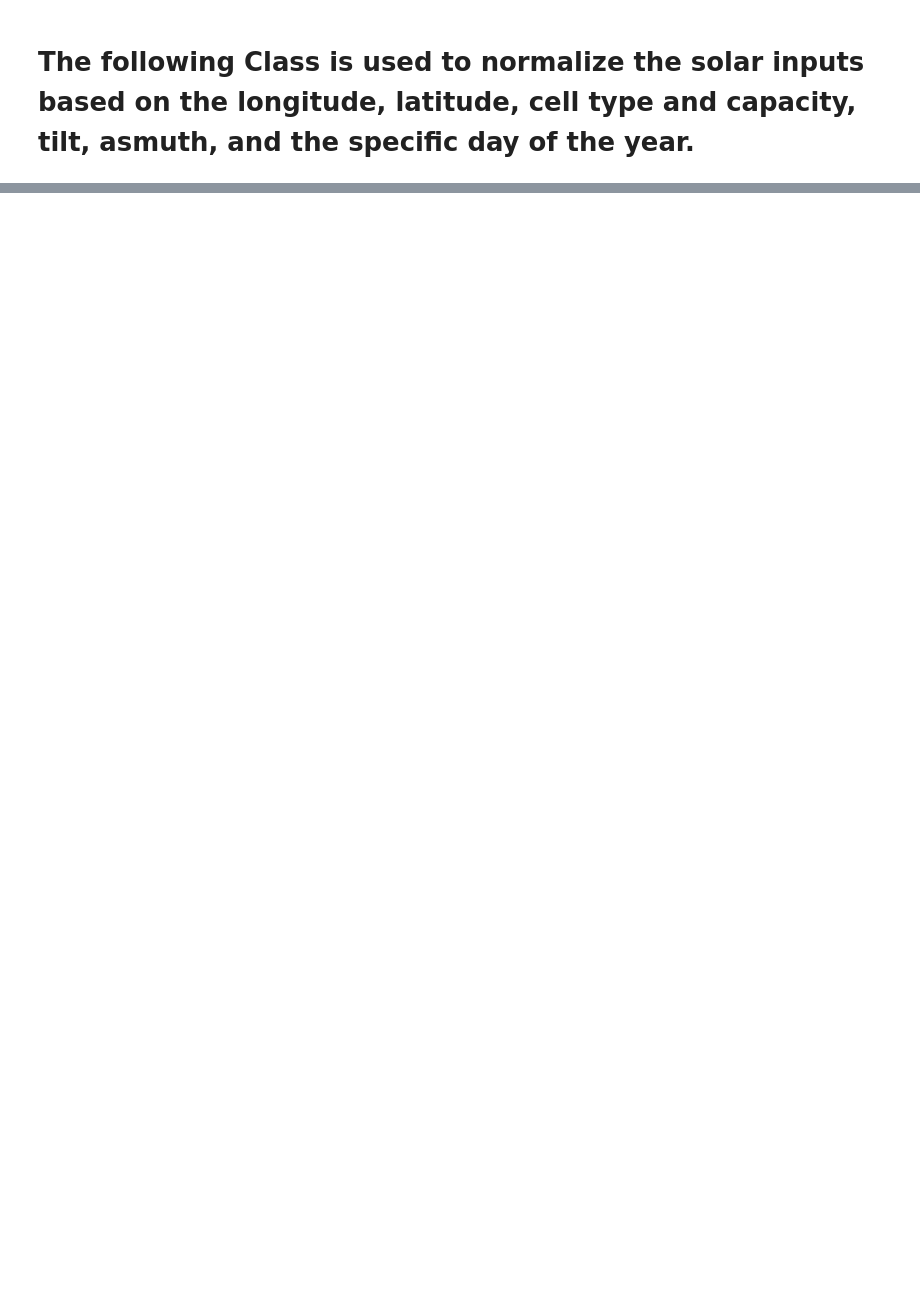
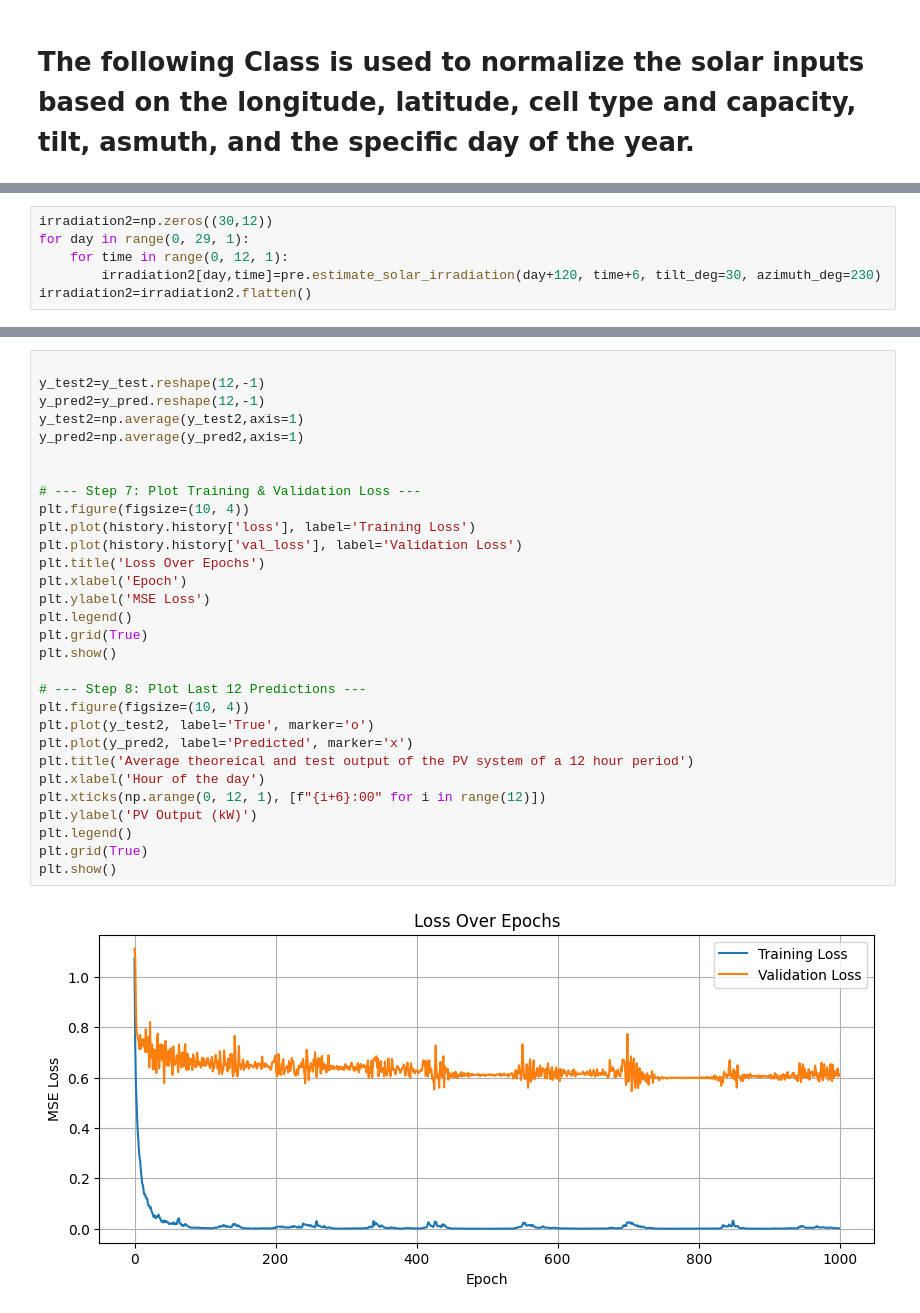
Before and after one commit to RoniAUB/Solar-Energy-Estimation, a Jupyter notebook: project.ipynb, the cells around one changed output, grey strips where cells are left out. Saved outputs shown, nothing was run; the diff lists cells and outputs as text; blank space fills up the shorter version.

```diff
--- a/project.ipynb
+++ b/project.ipynb
@@ -155,0 +145,6 @@ Irradiance on tilted panel: 867.07 W/m²
+# %%
+irradiation2=np.zeros((30,12))
+for day in range(0, 29, 1):
+    for time in range(0, 12, 1):
+        irradiation2[day,time]=pre.estimate_solar_irradiation(day+120, time+6, tilt_deg=30, azimuth_deg=230)
+irradiation2=irradiation2.flatten()
@@ -155,0 +408,32 @@ Irradiance on tilted panel: 867.07 W/m²
+# %%
+
+y_test2=y_test.reshape(12,-1)
+y_pred2=y_pred.reshape(12,-1)
+y_test2=np.average(y_test2,axis=1)
+y_pred2=np.average(y_pred2,axis=1)
+
+
+# --- Step 7: Plot Training & Validation Loss ---
+plt.figure(figsize=(10, 4))
+plt.plot(history.history['loss'], label='Training Loss')
+plt.plot(history.history['val_loss'], label='Validation Loss')
+plt.title('Loss Over Epochs')
+plt.xlabel('Epoch')
+plt.ylabel('MSE Loss')
+plt.legend()
+plt.grid(True)
+plt.show()
+
+# --- Step 8: Plot Last 12 Predictions ---
+plt.figure(figsize=(10, 4))
+plt.plot(y_test2, label='True', marker='o')
+plt.plot(y_pred2, label='Predicted', marker='x')
+plt.title('Average theoreical and test output of the PV system of a 12 hour period')
+plt.xlabel('Hour of the day')
+plt.xticks(np.arange(0, 12, 1), [f"{i+6}:00" for i in range(12)])
+plt.ylabel('PV Output (kW)')
+plt.legend()
+plt.grid(True)
+plt.show()
+# %% [output]
+[figure, added]
```
Also changed, not shown: parts of 19 cells of this notebook, 53 other files.
